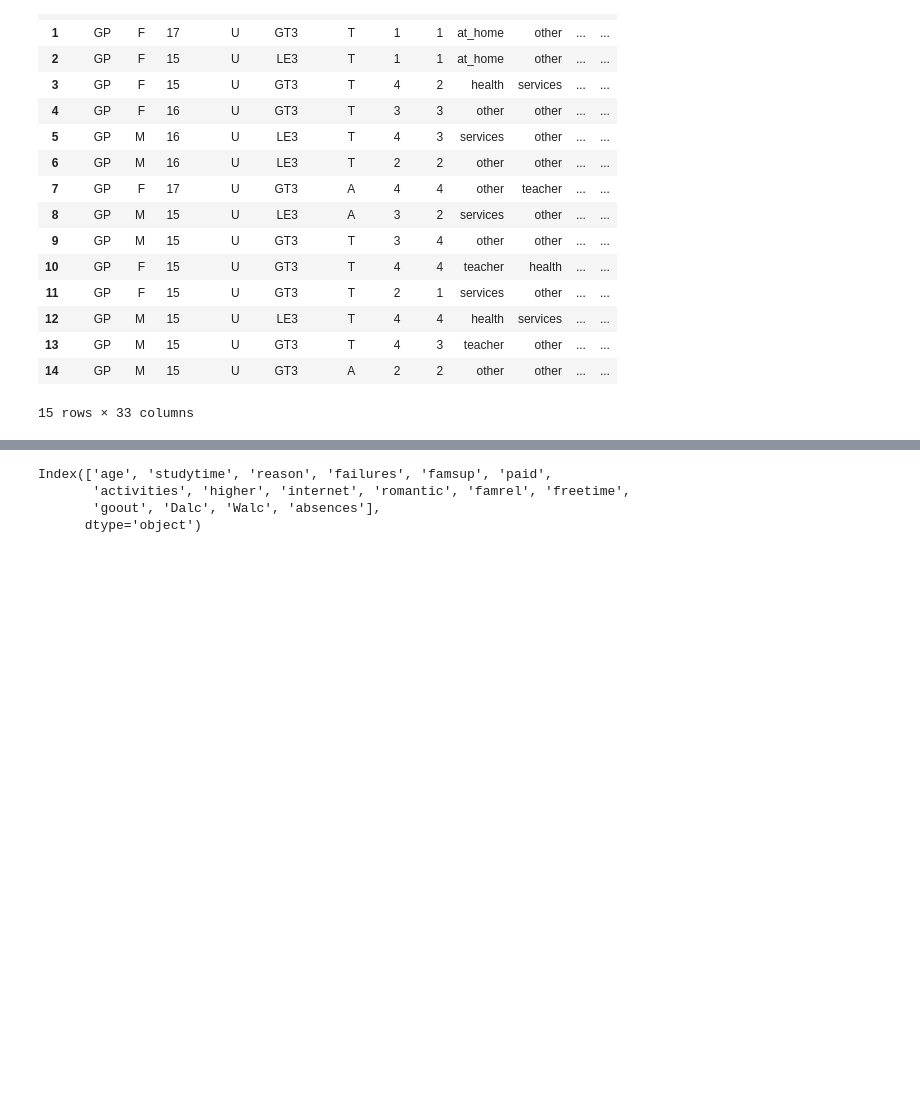
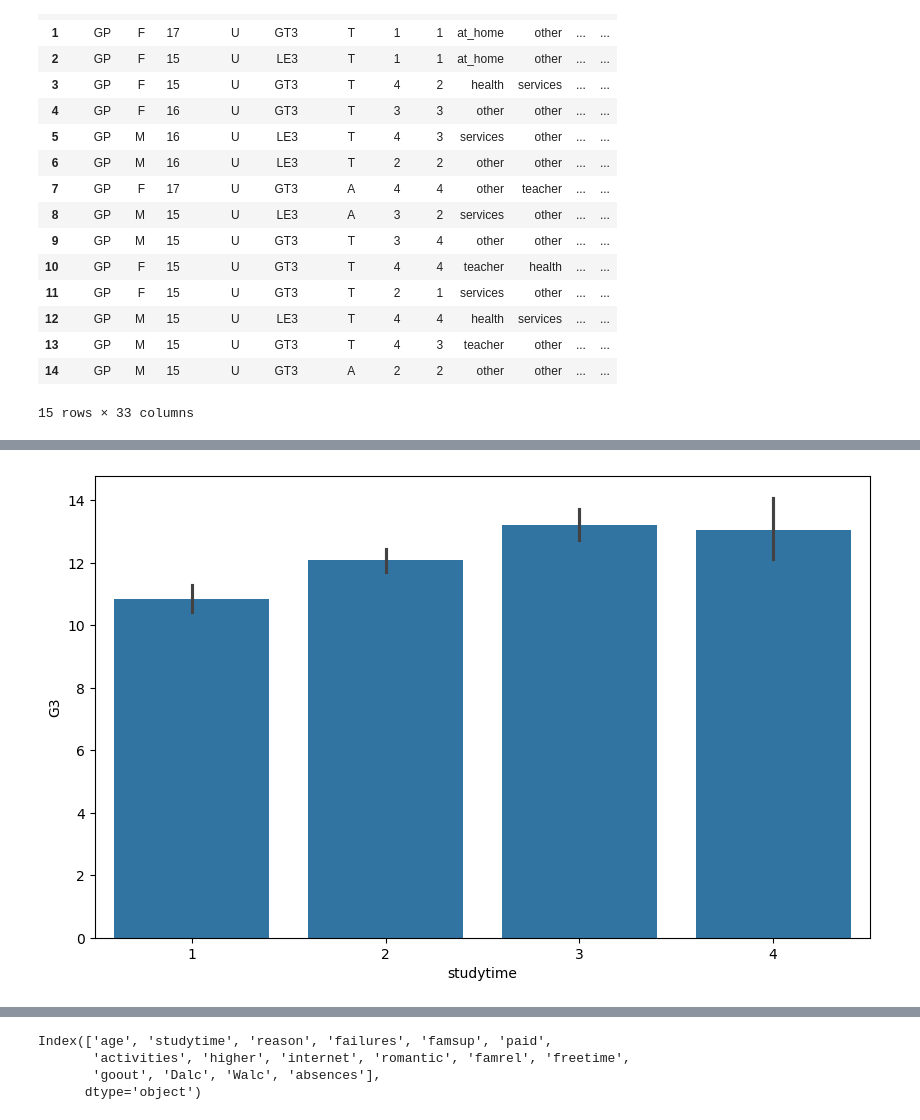
Before and after one commit to PNUAITeam13/AlcoholConsumption, a Jupyter notebook: alcohol_consumption.ipynb, the cells around one changed output, grey strips where cells are left out. Saved outputs shown, nothing was run; the diff lists cells and outputs as text; code cells hidden in the pictures; blank space fills up the shorter version.

```diff
--- a/alcohol_consumption.ipynb
+++ b/alcohol_consumption.ipynb
@@ -51,0 +77,5 @@ X_test_full = math_dataset.copy()
+# %%
+#Barplot
+vizual_helper.barplot(col='studytime')
+# %% [output]
+[figure, added]
```
Also changed, not shown: parts of 17 cells of this notebook, 2 other files.
